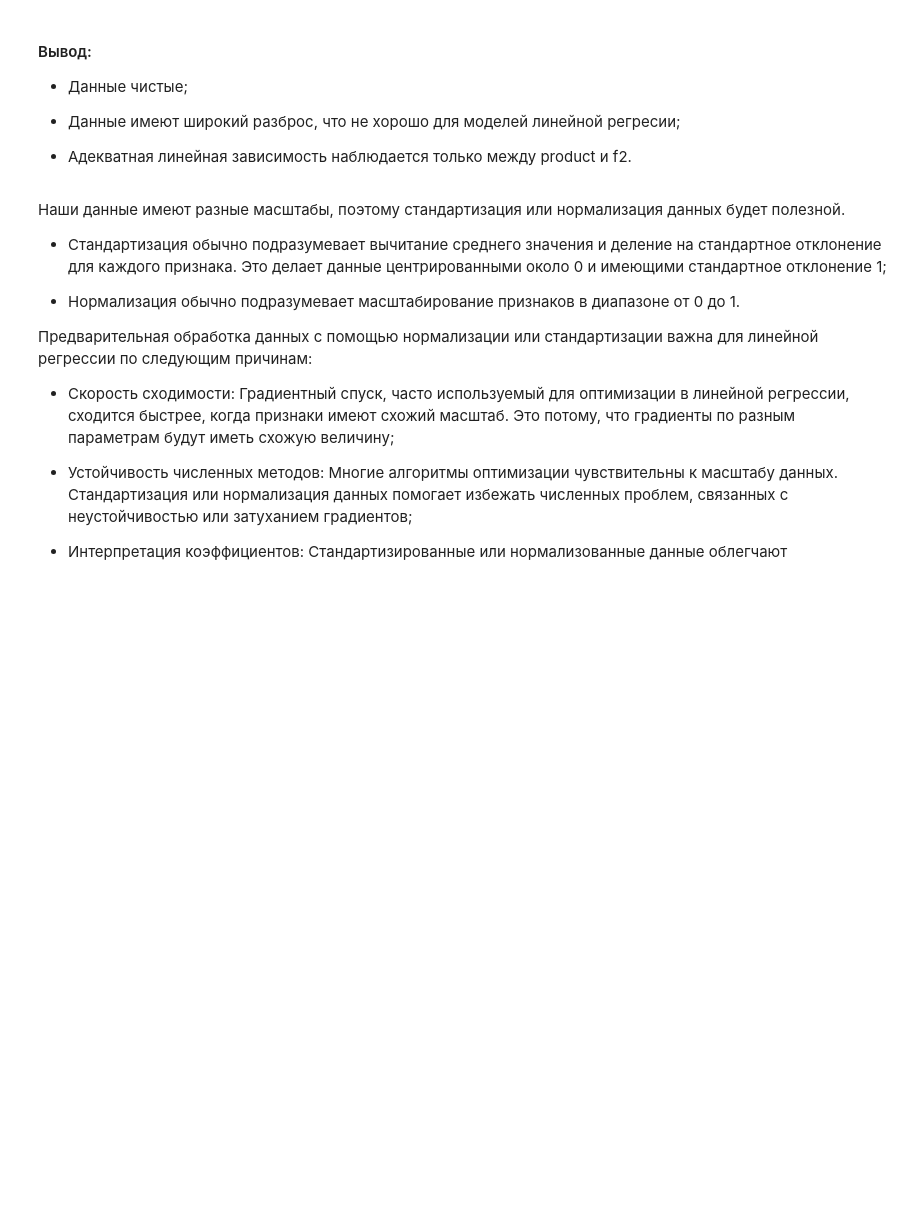
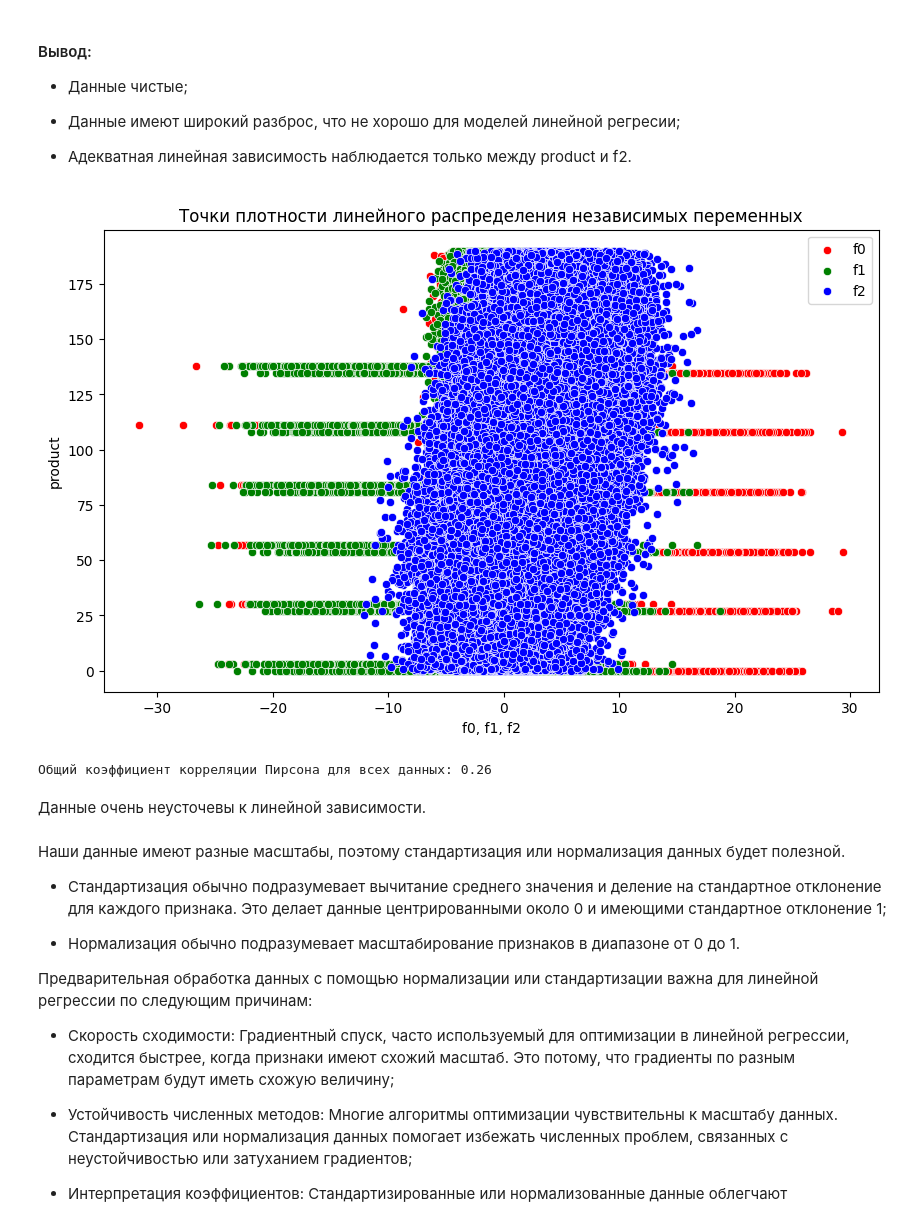
Before and after one commit to Verbasik/Yandex.Practicum.DataScience, a Jupyter notebook: 07_Создание модели для нефтедобывающей компании "GlavRosGosNeft"/GlavRosGosNeft.ipynb, the cells around one changed output. Drawn from its saved outputs; the diff is of its cells as text; code cells hidden in the pictures; blank space fills up the shorter version.

```diff
--- a/07_Создание модели для нефтедобывающей компании "GlavRosGosNeft"/GlavRosGosNeft.ipynb
+++ b/07_Создание модели для нефтедобывающей компании "GlavRosGosNeft"/GlavRosGosNeft.ipynb
@@ -257,6 +304,27 @@ for column in ['f0', 'f1', 'f2']:
 - Данные имеют широкий разброс, что не хорошо для моделей линейной регресии;
 
 - Адекватная линейная зависимость наблюдается только между product и f2.
+# %%
+# Построение scatter plot с точками плотности для независимых переменных с различными цветами
+plt.figure(figsize=(10, 6))
+sns.scatterplot(data=df, x='f0', y='product', color='red', label='f0')
+sns.scatterplot(data=df, x='f1', y='product', color='green', label='f1')
+sns.scatterplot(data=df, x='f2', y='product', color='blue', label='f2')
+plt.title('Точки плотности линейного распределения независимых переменных')
+plt.xlabel('f0, f1, f2')
+plt.ylabel('product')
+plt.legend()
+plt.show()
+
+# Вычисление коэффициента корреляции Пирсона между зависимой переменной и объединенными независимыми переменными
+combined_independent = df[['f0', 'f1', 'f2']].mean(axis=1)  # Среднее значение по всем независимым переменным
+corr, _ = pearsonr(combined_independent, df['product'])
+print(f'Общий коэффициент корреляции Пирсона для всех данных: {corr:.2f}')
+# %% [output]
+[figure, added]
+Общий коэффициент корреляции Пирсона для всех данных: 0.26
+# %% [markdown]
+Данные очень неусточевы к линейной зависимости.
 # %% [markdown]
 Наши данные имеют разные масштабы, поэтому стандартизация или нормализация данных будет полезной.
 
```
Also changed, not shown: parts of 10 cells of this notebook.
